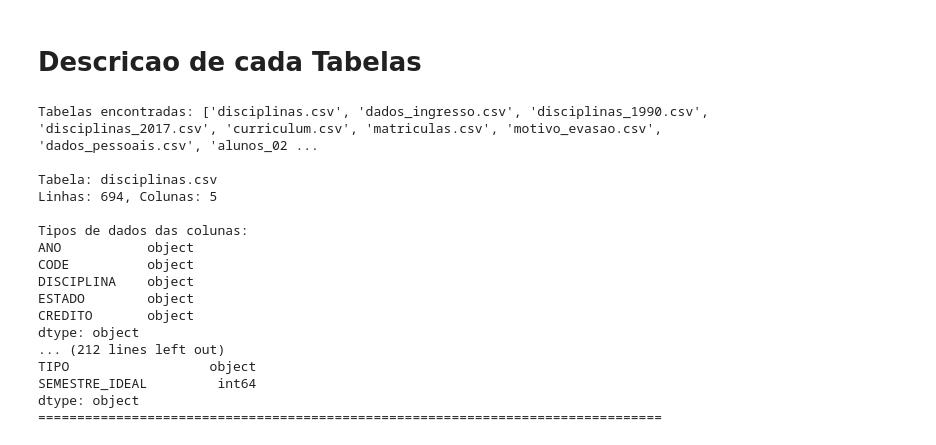
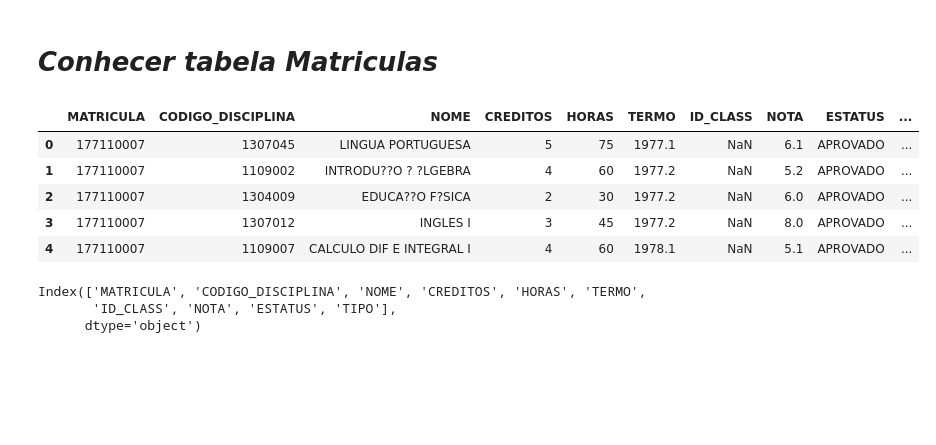
Before and after one commit to DiegoKazadi/ufcg-conhecendo-dados, a Jupyter notebook: detalhes.ipynb, the cells around one changed output. Saved outputs shown, nothing was run; the diff lists cells and outputs as text; code cells hidden in the pictures; blank space fills up the shorter version.

```diff
--- a/detalhes.ipynb
+++ b/detalhes.ipynb
@@ -1,48 +1,26 @@
 # %% [markdown]
-# **Descricao de cada Tabelas**
+# *Conhecer tabela Matriculas*
 # %%
+# Exemplo de carregamento, caso o arquivo seja CSV
 import pandas as pd
-import os
 
-try:
-    # Caminho para o diretório onde estão os arquivos CSV
-    diretorio = os.path.expanduser('~/Área de Trabalho/Semestre 2024.2_LSD/Dados/Tabelas_Tratadas')
+# Caminho do arquivo de matrícula
+caminho_matriculas = 'E:/Mestrado UFCG/Semestre 2024.2/Dados/Tabelas_0/matriculas.csv'
 
-    # Verificar os arquivos no diretório
-    arquivos = [f for f in os.listdir(diretorio) if f.endswith('.csv')]
-    print(f"Tabelas encontradas: {arquivos}")
-
-    # Carregar e exibir informações de cada tabela
-    for arquivo in arquivos:
-        caminho_arquivo = os.path.join(diretorio, arquivo)
-        try:
-            # Carregar a tabela
-            tabela = pd.read_csv(caminho_arquivo, low_memory=False)
-            print(f"\nTabela: {arquivo}")
-            print(f"Linhas: {tabela.shape[0]}, Colunas: {tabela.shape[1]}")
-            print("\nTipos de dados das colunas:")
-            print(tabela.dtypes)
-            print("=" * 80)
-        except Exception as e:
-            print(f"Erro ao carregar a tabela {arquivo}: {e}")
-
-except Exception as e:
-    print(f"Erro ao acessar o diretório ou processar as tabelas: {e}")
+# Carregar o arquivo CSV
+matriculas = pd.read_csv(caminho_matriculas, sep=";")
+matriculas.head()  # Ver as primeiras linhas para verificar se carregou corretamente
 # %% [output]
-Tabelas encontradas: ['disciplinas.csv', 'dados_ingresso.csv', 'disciplinas_1990.csv', 'disciplinas_2017.csv', 'curriculum.csv', 'matriculas.csv', 'motivo_evasao.csv', 'dados_pessoais.csv', 'alunos_02 ...
-
-Tabela: disciplinas.csv
-Linhas: 694, Colunas: 5
-
-Tipos de dados das colunas:
-ANO           object
-CODE          object
-DISCIPLINA    object
-ESTADO        object
-CREDITO       object
-dtype: object
-... (212 lines left out)
-TIPO                  object
-SEMESTRE_IDEAL         int64
-dtype: object
-================================================================================
+|  | MATRICULA | CODIGO_DISCIPLINA | NOME | CREDITOS | HORAS | TERMO | ID_CLASS | NOTA | ESTATUS | ... |
+| 0 | 177110007 | 1307045 | LINGUA PORTUGUESA | 5 | 75 | 1977.1 | NaN | 6.1 | APROVADO | ... |
+| 1 | 177110007 | 1109002 | INTRODU??O ? ?LGEBRA | 4 | 60 | 1977.2 | NaN | 5.2 | APROVADO | ... |
+| 2 | 177110007 | 1304009 | EDUCA??O F?SICA | 2 | 30 | 1977.2 | NaN | 6.0 | APROVADO | ... |
+| 3 | 177110007 | 1307012 | INGLES I | 3 | 45 | 1977.2 | NaN | 8.0 | APROVADO | ... |
+| 4 | 177110007 | 1109007 | CALCULO DIF E INTEGRAL I | 4 | 60 | 1978.1 | NaN | 5.1 | APROVADO | ... |
+# %%
+# Verificar as colunas da tabela de matrículas
+matriculas.columns
+# %% [output]
+Index(['MATRICULA', 'CODIGO_DISCIPLINA', 'NOME', 'CREDITOS', 'HORAS', 'TERMO',
+       'ID_CLASS', 'NOTA', 'ESTATUS', 'TIPO'],
+      dtype='object')
```
Also changed, not shown: parts of 6 cells of this notebook, 6 other files.
